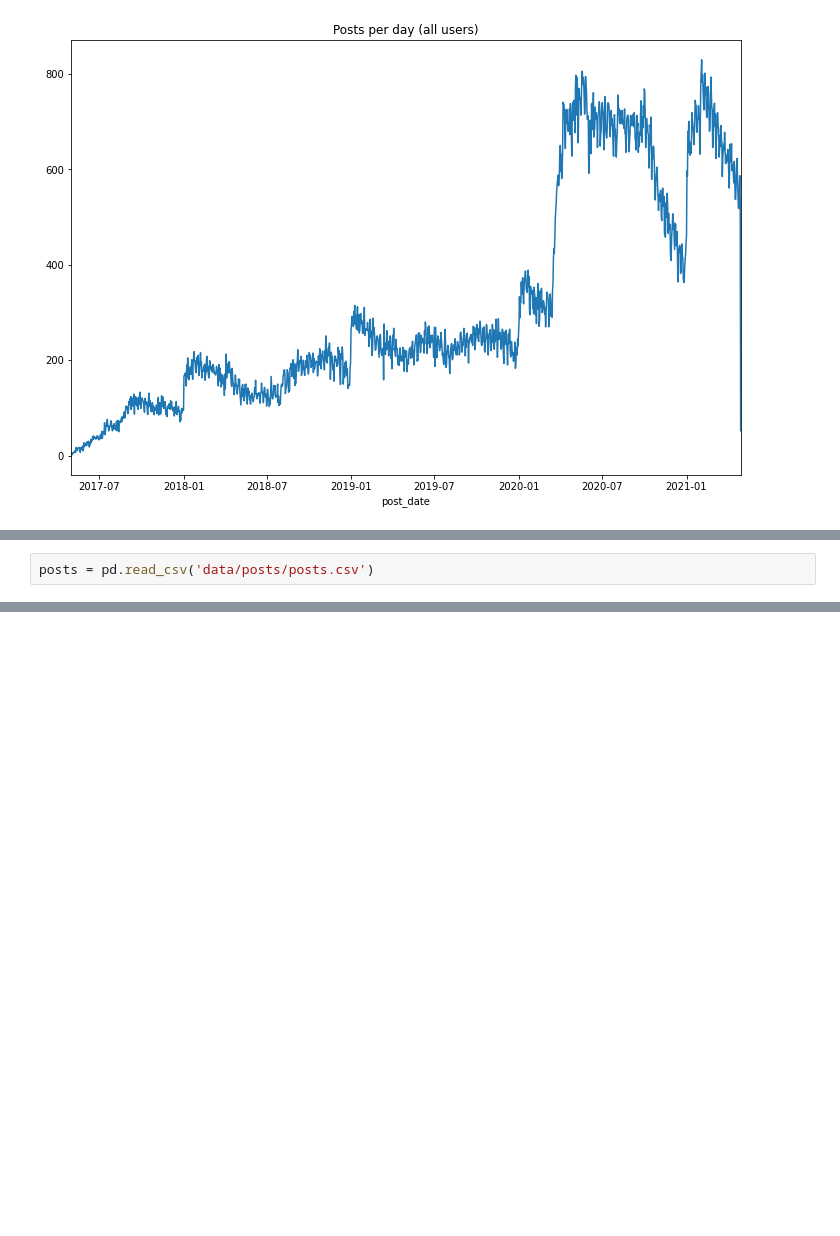
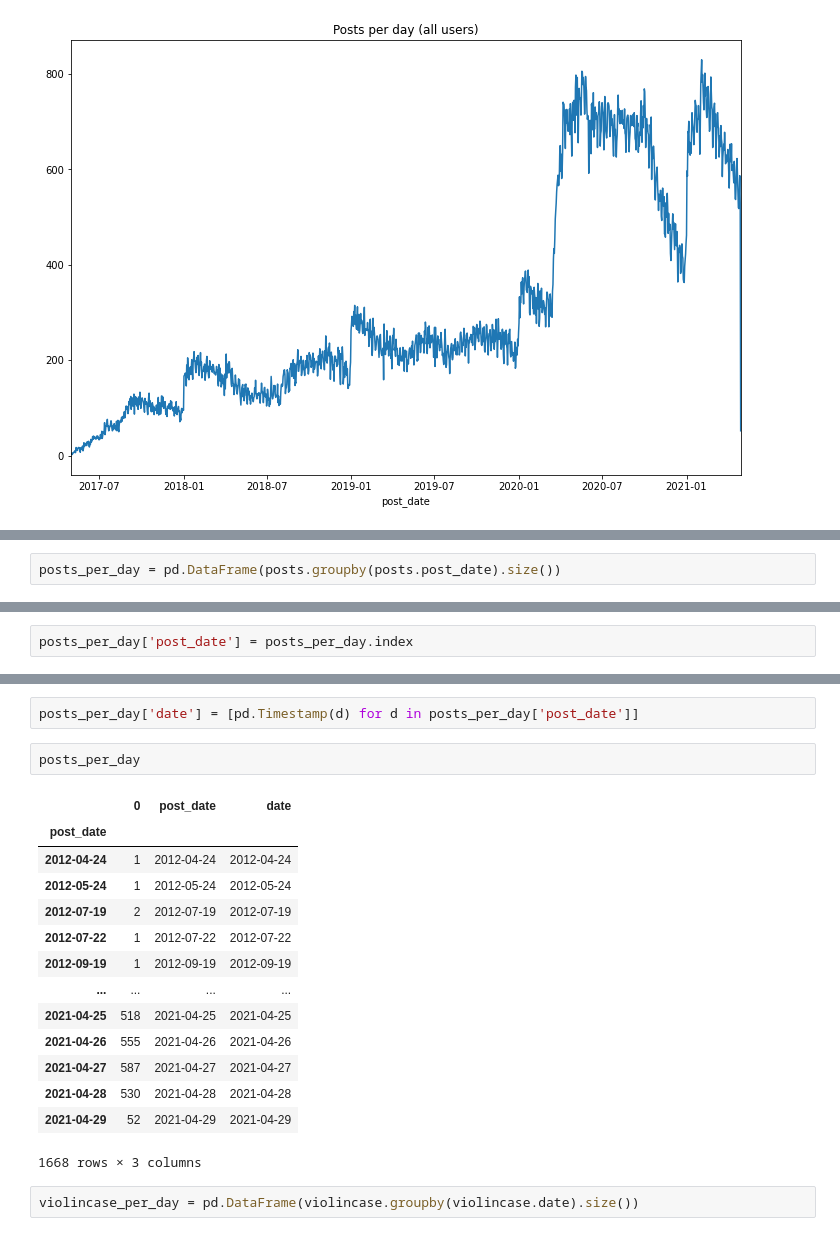
Before and after one commit to bits4waves/100daysofpractice-dataset, a Jupyter notebook: hexbin.ipynb, the cells around one changed output, grey strips where cells are left out. Drawn from its saved outputs; the diff is of its cells as text; blank space fills up the shorter version.

```diff
--- a/hexbin.ipynb
+++ b/hexbin.ipynb
@@ -97,2 +78,0 @@ posts.groupby(posts.post_date).size().\
-# %%
-posts = pd.read_csv('data/posts/posts.csv')
@@ -98,0 +137,2 @@ posts = pd.read_csv('data/posts/posts.csv')
+# %%
+posts_per_day = pd.DataFrame(posts.groupby(posts.post_date).size())
@@ -98,0 +156,2 @@ posts = pd.read_csv('data/posts/posts.csv')
+# %%
+posts_per_day['post_date'] = posts_per_day.index
@@ -98,0 +195,21 @@ posts = pd.read_csv('data/posts/posts.csv')
+# %%
+posts_per_day['date'] = [pd.Timestamp(d) for d in posts_per_day['post_date']]
+# %%
+posts_per_day
+# %% [output]
+|  | 0 | post_date | date |
+| post_date |  |  |  |
+| 2012-04-24 | 1 | 2012-04-24 | 2012-04-24 |
+| 2012-05-24 | 1 | 2012-05-24 | 2012-05-24 |
+| 2012-07-19 | 2 | 2012-07-19 | 2012-07-19 |
+| 2012-07-22 | 1 | 2012-07-22 | 2012-07-22 |
+| 2012-09-19 | 1 | 2012-09-19 | 2012-09-19 |
+| ... | ... | ... | ... |
+| 2021-04-25 | 518 | 2021-04-25 | 2021-04-25 |
+| 2021-04-26 | 555 | 2021-04-26 | 2021-04-26 |
+| 2021-04-27 | 587 | 2021-04-27 | 2021-04-27 |
+| 2021-04-28 | 530 | 2021-04-28 | 2021-04-28 |
+| 2021-04-29 | 52 | 2021-04-29 | 2021-04-29 |
+1668 rows × 3 columns
+# %%
+violincase_per_day = pd.DataFrame(violincase.groupby(violincase.date).size())
```
Also changed, not shown: parts of 24 cells of this notebook.
